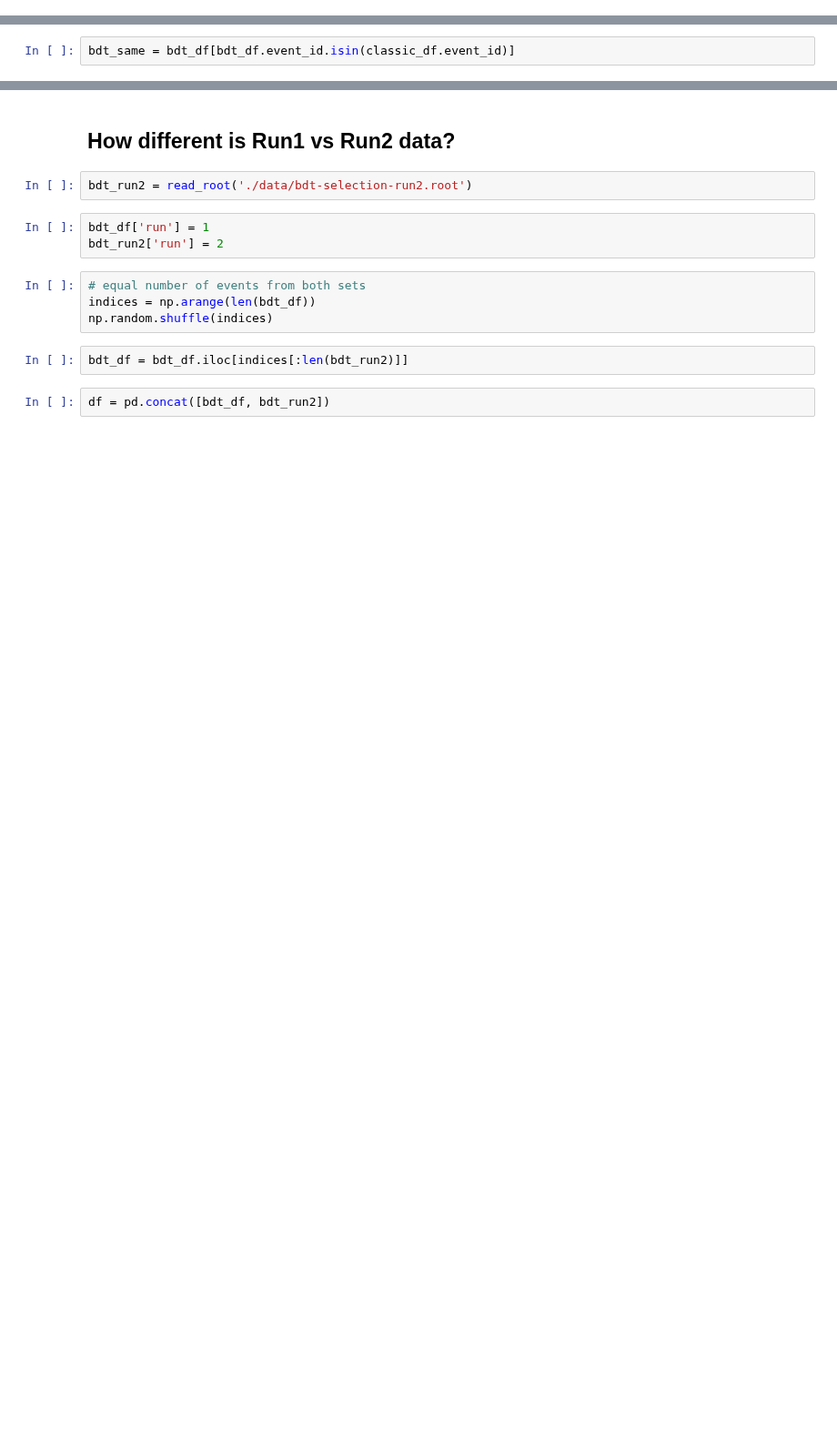
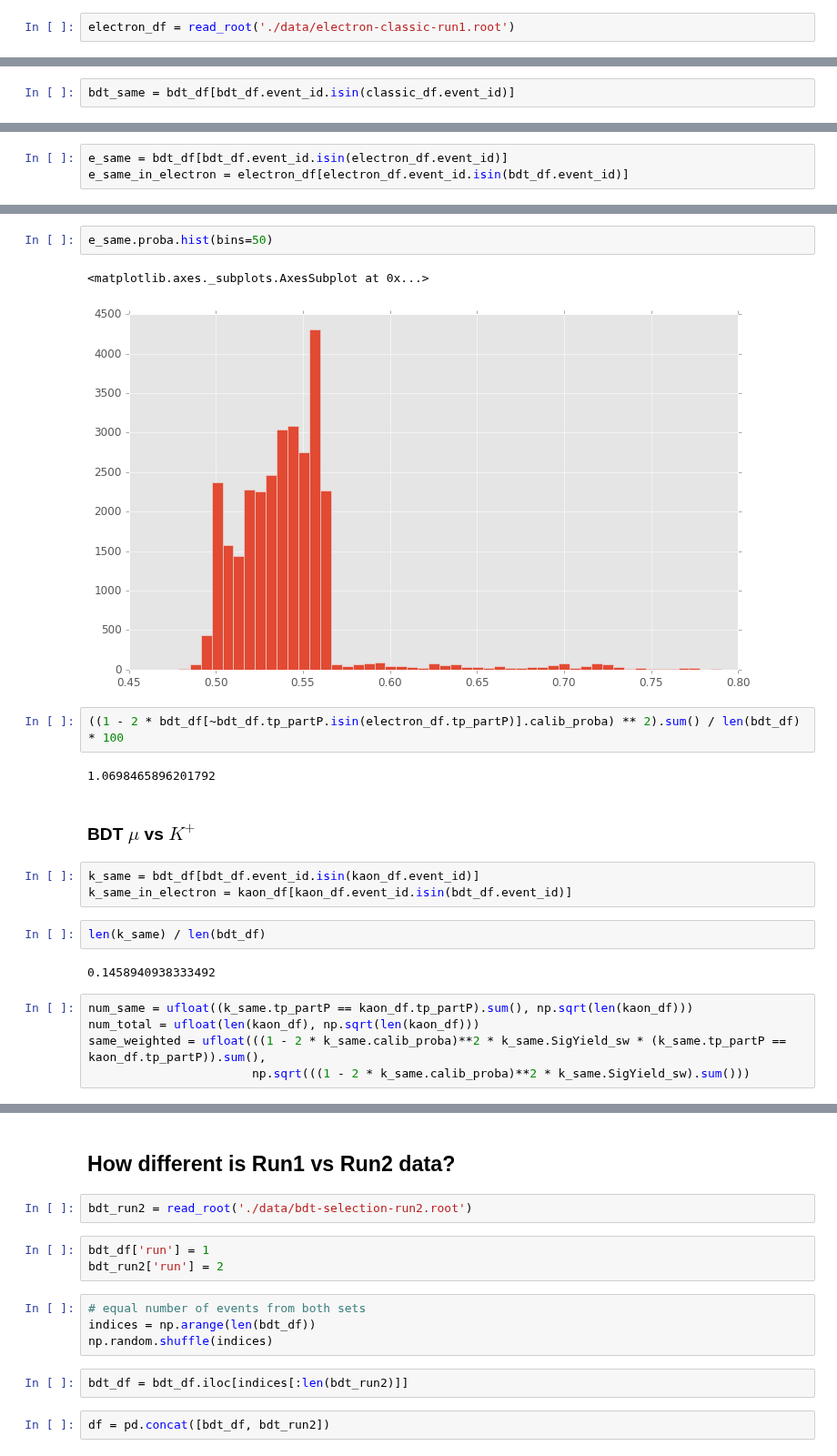
Before and after one commit to bixel/fttrainer, a Jupyter notebook: selection-crosscheck.ipynb, the cells around one changed output, grey strips where cells are left out. Shown at 91% size. Cells and saved outputs as stored; diff of their text form; blank space fills up the shorter version.

```diff
--- a/selection-crosscheck.ipynb
+++ b/selection-crosscheck.ipynb
@@ -23,3 +23,5 @@ plt.rcParams['font.size'] = 12
 bdt_df = read_root('./data/bdt-selection-run1.root')
 # %%
 classic_df = read_root('./data/classic-selection-run1.root')
+# %%
+electron_df = read_root('./data/electron-classic-run1.root')
@@ -37,0 +63,3 @@ print(100 * num_same / num_total)
+# %%
+e_same = bdt_df[bdt_df.event_id.isin(electron_df.event_id)]
+e_same_in_electron = electron_df[electron_df.event_id.isin(bdt_df.event_id)]
@@ -37,0 +83,23 @@ print(100 * num_same / num_total)
+# %%
+e_same.proba.hist(bins=50)
+# %% [output]
+<matplotlib.axes._subplots.AxesSubplot at 0x...>
+[figure, added]
+# %%
+((1 - 2 * bdt_df[~bdt_df.tp_partP.isin(electron_df.tp_partP)].calib_proba) ** 2).sum() / len(bdt_df) * 100
+# %% [output]
+1.0698465896201792
+# %% [markdown]
+### BDT $\mu$ vs $K^+$
+# %%
+k_same = bdt_df[bdt_df.event_id.isin(kaon_df.event_id)]
+k_same_in_electron = kaon_df[kaon_df.event_id.isin(bdt_df.event_id)]
+# %%
+len(k_same) / len(bdt_df)
+# %% [output]
+0.1458940938333492
+# %%
+num_same = ufloat((k_same.tp_partP == kaon_df.tp_partP).sum(), np.sqrt(len(kaon_df)))
+num_total = ufloat(len(kaon_df), np.sqrt(len(kaon_df)))
+same_weighted = ufloat(((1 - 2 * k_same.calib_proba)**2 * k_same.SigYield_sw * (k_same.tp_partP == kaon_df.tp_partP)).sum(),
+                       np.sqrt(((1 - 2 * k_same.calib_proba)**2 * k_same.SigYield_sw).sum()))
```
Also changed, not shown: parts of 19 cells of this notebook, 4 other files.
